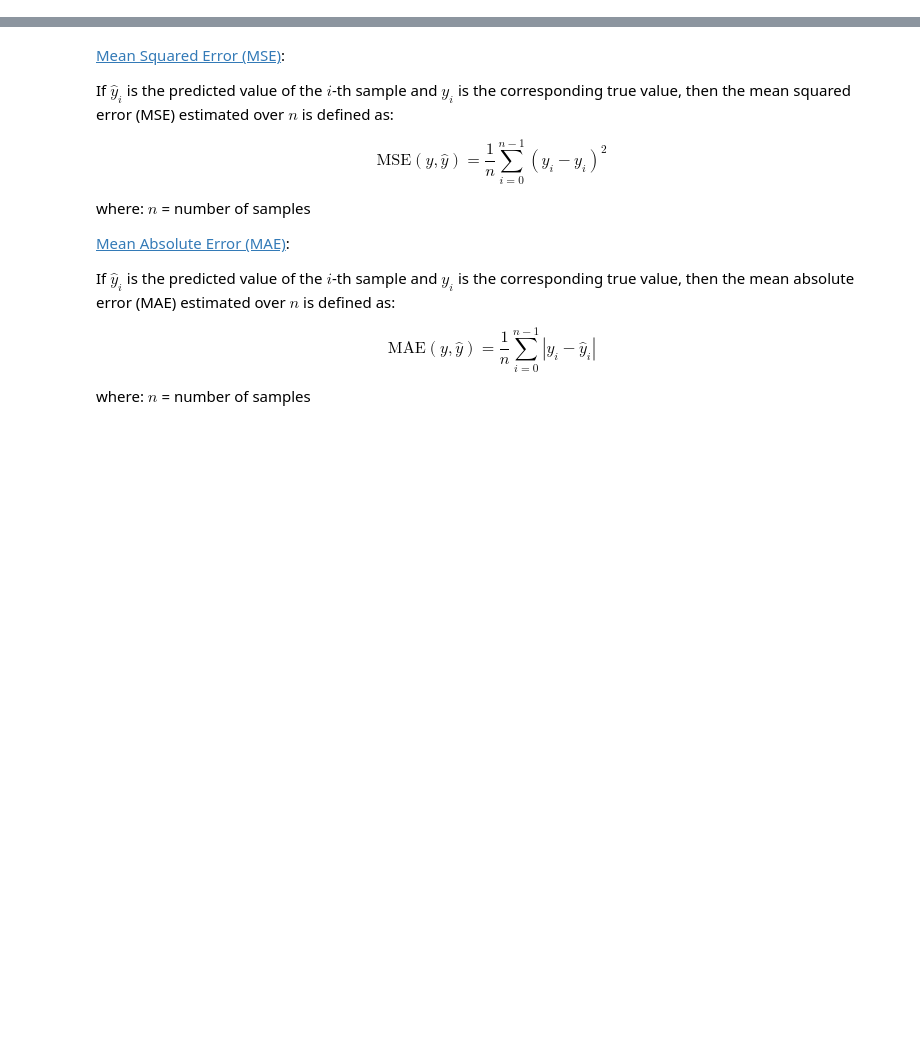
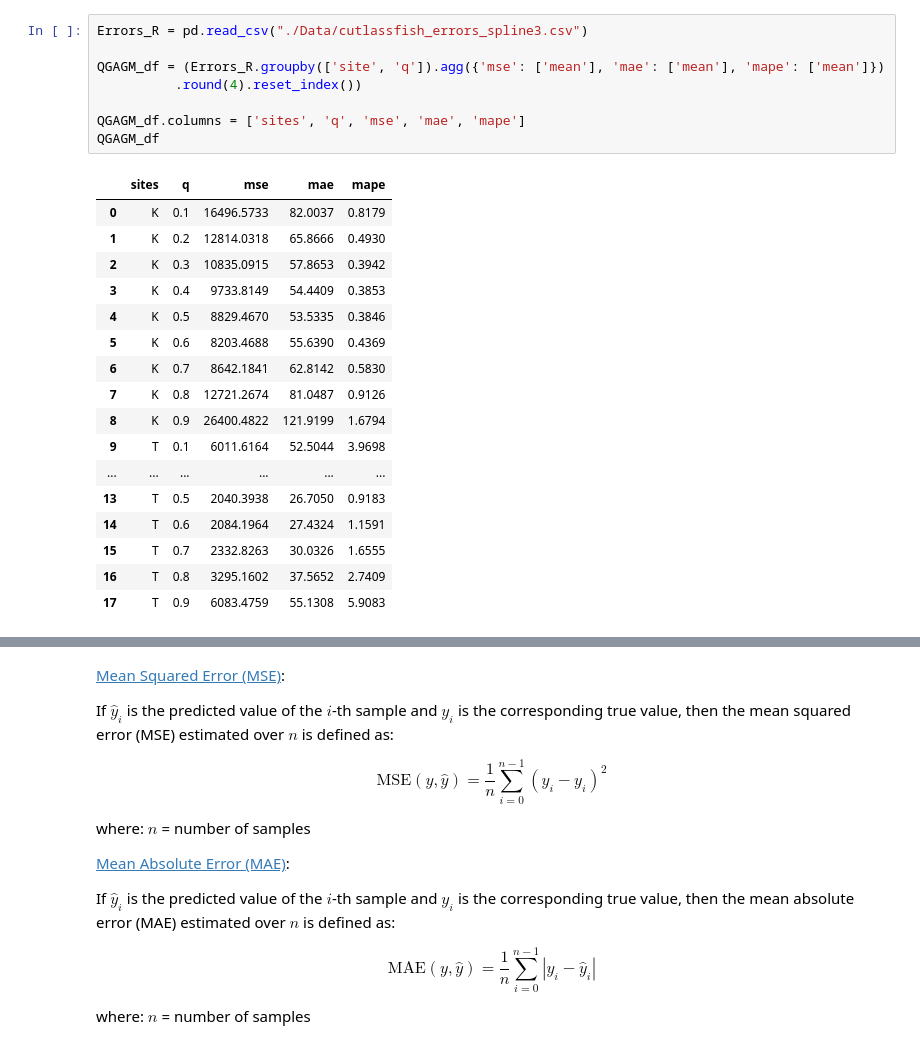
Before and after one commit to Guankuiliu/deepQMRN, a Jupyter notebook: 01 Growth Model.ipynb, the cells around one changed output, grey strips where cells are left out. Drawn from its saved outputs; the diff is of its cells as text; blank space fills up the shorter version.

```diff
--- a/01 Growth Model.ipynb
+++ b/01 Growth Model.ipynb
@@ -294,0 +251,26 @@ plt.savefig("./Figs/Figure_3.png", format="png", dpi=600, bbox_inches="tight")
+# %%
+Errors_R = pd.read_csv("./Data/cutlassfish_errors_spline3.csv")
+
+QGAGM_df = (Errors_R.groupby(['site', 'q']).agg({'mse': ['mean'], 'mae': ['mean'], 'mape': ['mean']})
+          .round(4).reset_index())
+
+QGAGM_df.columns = ['sites', 'q', 'mse', 'mae', 'mape']
+QGAGM_df
+# %% [output]
+|  | sites | q | mse | mae | mape |
+| 0 | K | 0.1 | 16496.5733 | 82.0037 | 0.8179 |
+| 1 | K | 0.2 | 12814.0318 | 65.8666 | 0.4930 |
+| 2 | K | 0.3 | 10835.0915 | 57.8653 | 0.3942 |
+| 3 | K | 0.4 | 9733.8149 | 54.4409 | 0.3853 |
+| 4 | K | 0.5 | 8829.4670 | 53.5335 | 0.3846 |
+| 5 | K | 0.6 | 8203.4688 | 55.6390 | 0.4369 |
+| 6 | K | 0.7 | 8642.1841 | 62.8142 | 0.5830 |
+| 7 | K | 0.8 | 12721.2674 | 81.0487 | 0.9126 |
+| 8 | K | 0.9 | 26400.4822 | 121.9199 | 1.6794 |
+| 9 | T | 0.1 | 6011.6164 | 52.5044 | 3.9698 |
+| ... | ... | ... | ... | ... | ... |
+| 13 | T | 0.5 | 2040.3938 | 26.7050 | 0.9183 |
+| 14 | T | 0.6 | 2084.1964 | 27.4324 | 1.1591 |
+| 15 | T | 0.7 | 2332.8263 | 30.0326 | 1.6555 |
+| 16 | T | 0.8 | 3295.1602 | 37.5652 | 2.7409 |
+| 17 | T | 0.9 | 6083.4759 | 55.1308 | 5.9083 |
```
Also changed, not shown: parts of 14 cells of this notebook, 41 other files.
